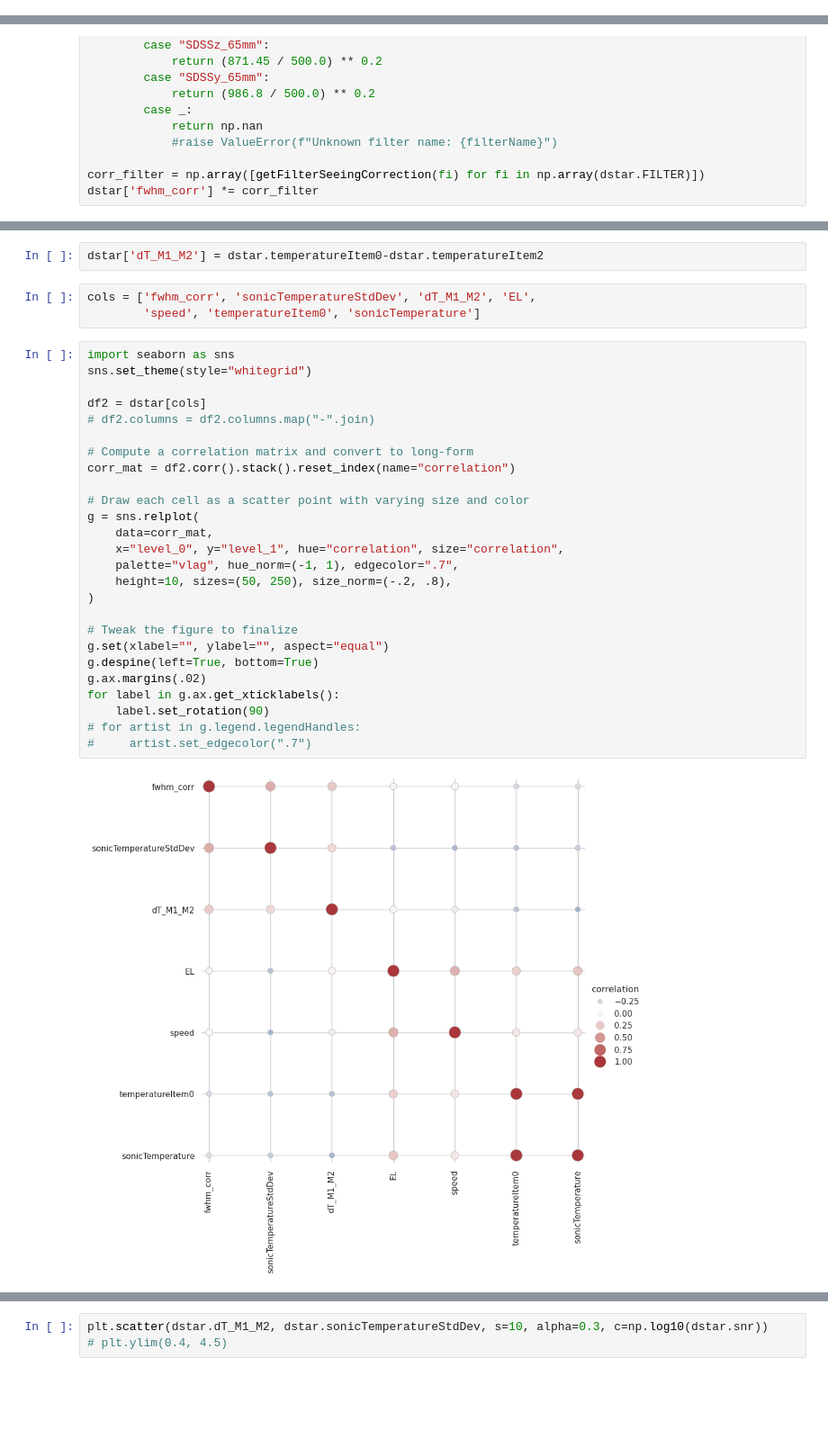
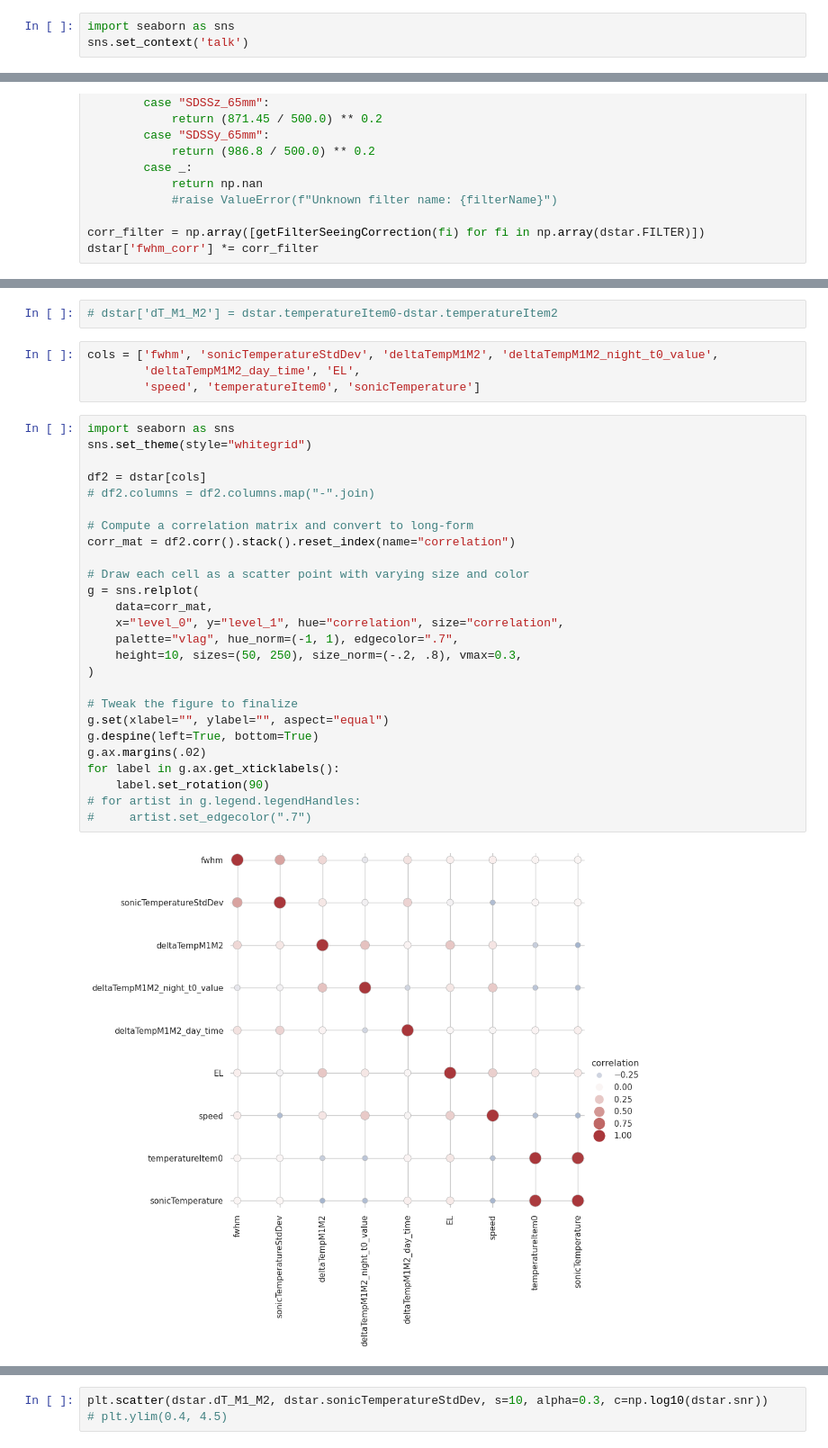
Before and after one commit to estevesjh/ImageQualityAuxTel, a Jupyter notebook: notebooks/query_collection.ipynb, the cells around one changed output, grey strips where cells are left out. Shown at 90% size. Drawn from its saved outputs; the diff is of its cells as text; blank space fills up the shorter version.

```diff
--- a/notebooks/query_collection.ipynb
+++ b/notebooks/query_collection.ipynb
@@ -45,0 +41,3 @@ Index(['ref_id', 'ref_coord_ra', 'ref_coord_dec', 'ref_phot_g_mean_flux',
+# %%
+import seaborn as sns
+sns.set_context('talk')
@@ -177,37 +199,38 @@ Index(['index', 'ref_id', 'ref_coord_ra', 'ref_coord_dec',
       dtype='object')
 # %%
-dstar['dT_M1_M2'] = dstar.temperatureItem0-dstar.temperatureItem2
+# dstar['dT_M1_M2'] = dstar.temperatureItem0-dstar.temperatureItem2
 # %%
-cols = ['fwhm_corr', 'sonicTemperatureStdDev', 'dT_M1_M2', 'EL',
+cols = ['fwhm', 'sonicTemperatureStdDev', 'deltaTempM1M2', 'deltaTempM1M2_night_t0_value',
+        'deltaTempM1M2_day_time', 'EL',
         'speed', 'temperatureItem0', 'sonicTemperature']
 # %%
 import seaborn as sns
 sns.set_theme(style="whitegrid")
 
 df2 = dstar[cols]
 # df2.columns = df2.columns.map("-".join)
 
 # Compute a correlation matrix and convert to long-form
 corr_mat = df2.corr().stack().reset_index(name="correlation")
 
 # Draw each cell as a scatter point with varying size and color
 g = sns.relplot(
     data=corr_mat,
     x="level_0", y="level_1", hue="correlation", size="correlation",
     palette="vlag", hue_norm=(-1, 1), edgecolor=".7",
-    height=10, sizes=(50, 250), size_norm=(-.2, .8),
+    height=10, sizes=(50, 250), size_norm=(-.2, .8), vmax=0.3,
 )
 
 # Tweak the figure to finalize
 g.set(xlabel="", ylabel="", aspect="equal")
 g.despine(left=True, bottom=True)
 g.ax.margins(.02)
 for label in g.ax.get_xticklabels():
     label.set_rotation(90)
 # for artist in g.legend.legendHandles:
 #     artist.set_edgecolor(".7")
 # %% [output]
-[figure, old version]
+[figure, new version]
 # %%
 corr = df2.corr()
 # Generate a mask for the upper triangle
```
Also changed, not shown: parts of 37 cells of this notebook, 2 other files.
